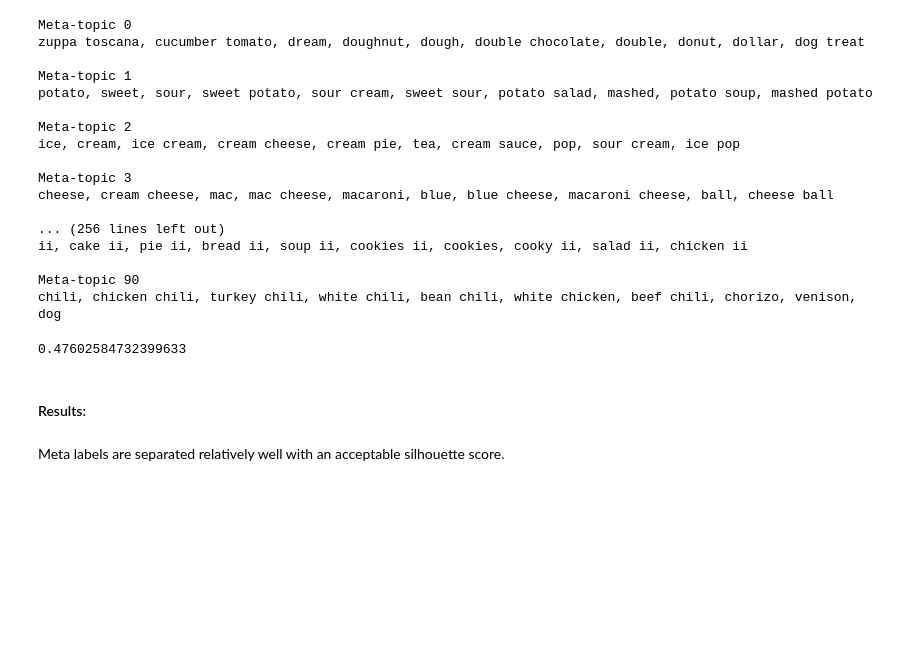
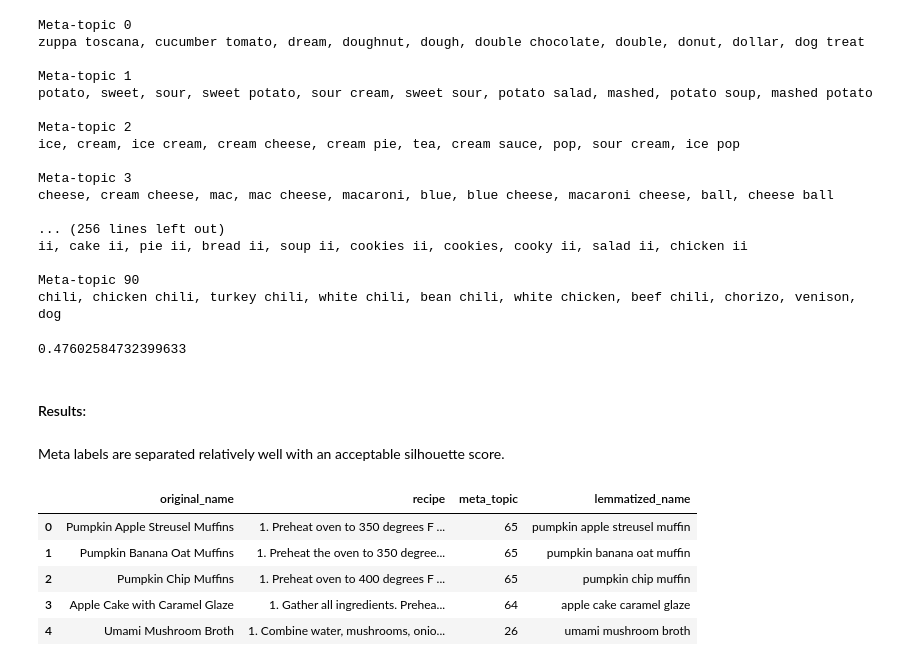
Before and after one commit to cyuangli/Recipe-Image-Classifier, a Jupyter notebook: notebooks/EDA.ipynb, the cells around one changed output. Drawn from its saved outputs; the diff is of its cells as text; code cells hidden in the pictures; blank space fills up the shorter version.

```diff
--- a/notebooks/EDA.ipynb
+++ b/notebooks/EDA.ipynb
@@ -331,2 +329,21 @@ data_transformed = pd.concat([output_df, df["images"]], axis=1)
+# %%
+data_transformed = pd.DataFrame()
+# %%
+data_transformed["original_name"] = df["name"]
+data_transformed["recipe"] = df["directions"]
+# %%
+output_df["lemmatized_name"] = output_df["name"]
+output_df.drop(["name", "topics", "topic_strengths"], inplace=True, axis=1)
+# %%
+data_transformed = pd.concat([data_transformed, output_df], axis=1)
+# %%
+data_transformed.head()
+# %% [output]
+|  | original_name | recipe | meta_topic | lemmatized_name |
+| 0 | Pumpkin Apple Streusel Muffins | 1. Preheat oven to 350 degrees F ... | 65 | pumpkin apple streusel muffin |
+| 1 | Pumpkin Banana Oat Muffins | 1. Preheat the oven to 350 degree... | 65 | pumpkin banana oat muffin |
+| 2 | Pumpkin Chip Muffins | 1. Preheat oven to 400 degrees F ... | 65 | pumpkin chip muffin |
+| 3 | Apple Cake with Caramel Glaze | 1. Gather all ingredients. Prehea... | 64 | apple cake caramel glaze |
+| 4 | Umami Mushroom Broth | 1. Combine water, mushrooms, onio... | 26 | umami mushroom broth |
 # %%
 data_transformed.to_csv("data/recipe_meta_topics.csv")
```
Also changed, not shown: parts of 1 cell of this notebook, 10 other files.
